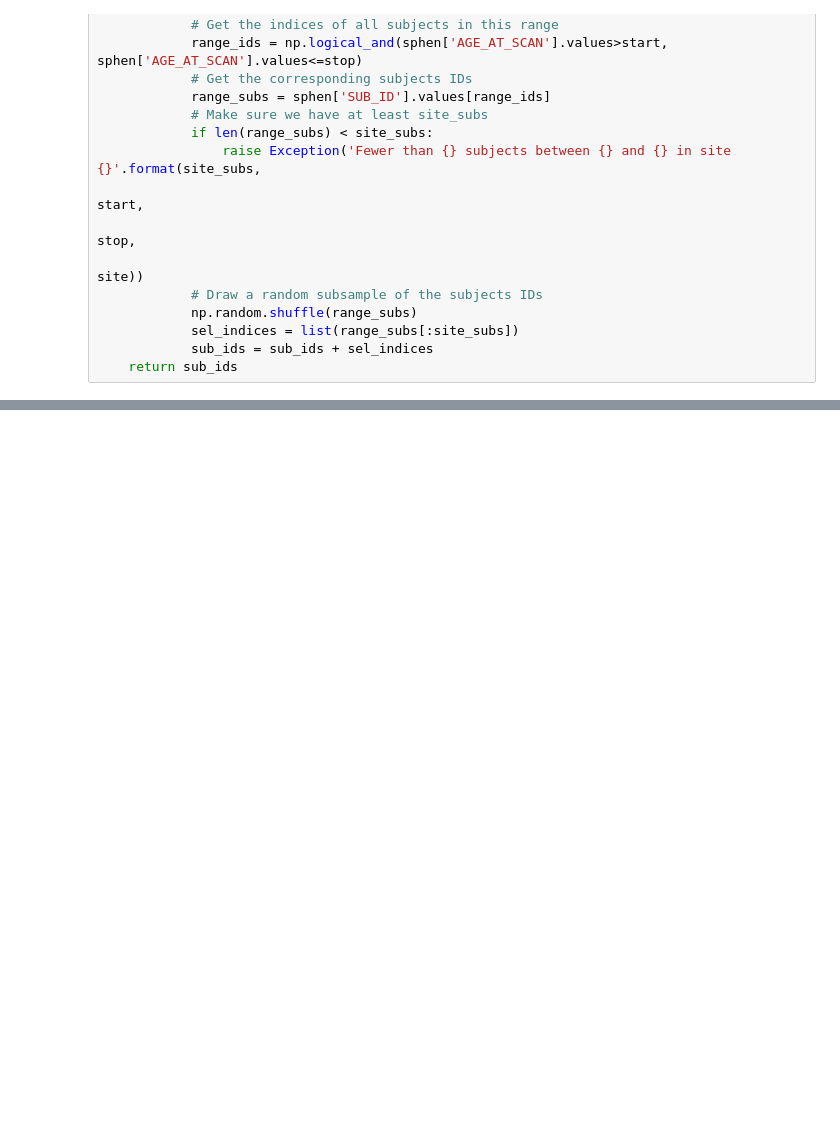
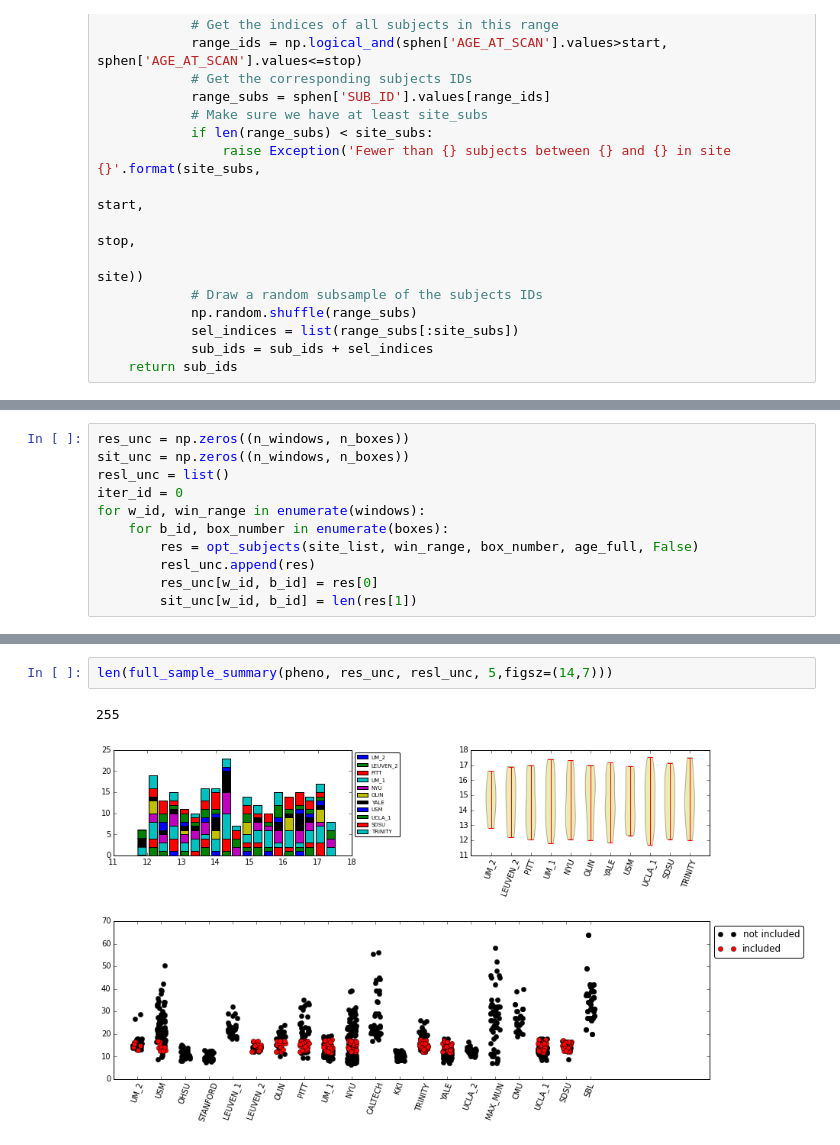
Before and after one commit to SIMEXP/Projects, a Jupyter notebook: Subtypes/uniform_sampling2.ipynb, the cells around one changed output, grey strips where cells are left out. Cells and saved outputs as stored; diff of their text form; blank space fills up the shorter version.

```diff
--- a/Subtypes/uniform_sampling2.ipynb
+++ b/Subtypes/uniform_sampling2.ipynb
@@ -812,0 +411,11 @@ All nice and dandy but let's try to not force all sites to have the same amount
+# %%
+res_unc = np.zeros((n_windows, n_boxes))
+sit_unc = np.zeros((n_windows, n_boxes))
+resl_unc = list()
+iter_id = 0
+for w_id, win_range in enumerate(windows):
+    for b_id, box_number in enumerate(boxes):
+        res = opt_subjects(site_list, win_range, box_number, age_full, False)
+        resl_unc.append(res)
+        res_unc[w_id, b_id] = res[0]
+        sit_unc[w_id, b_id] = len(res[1])
@@ -812,0 +426,5 @@ All nice and dandy but let's try to not force all sites to have the same amount
+# %%
+len(full_sample_summary(pheno, res_unc, resl_unc, 5,figsz=(14,7)))
+# %% [output]
+255
+[figure, added]
```
Also changed, not shown: parts of 65 cells of this notebook.
